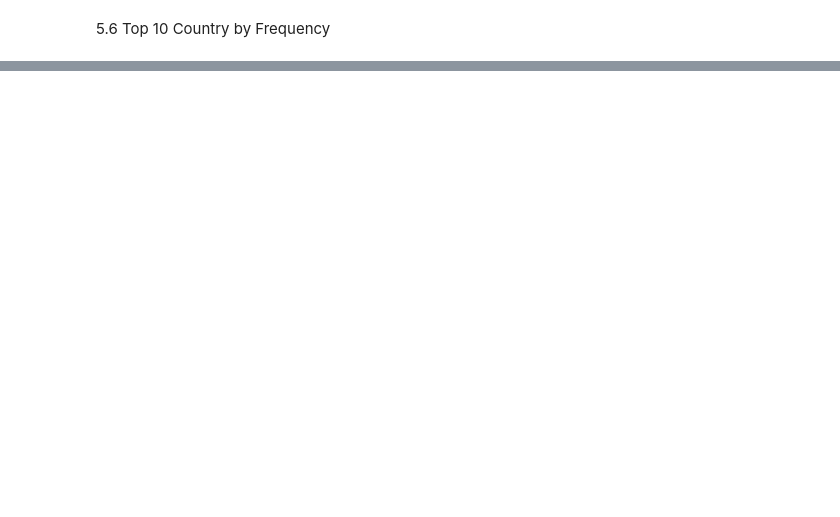
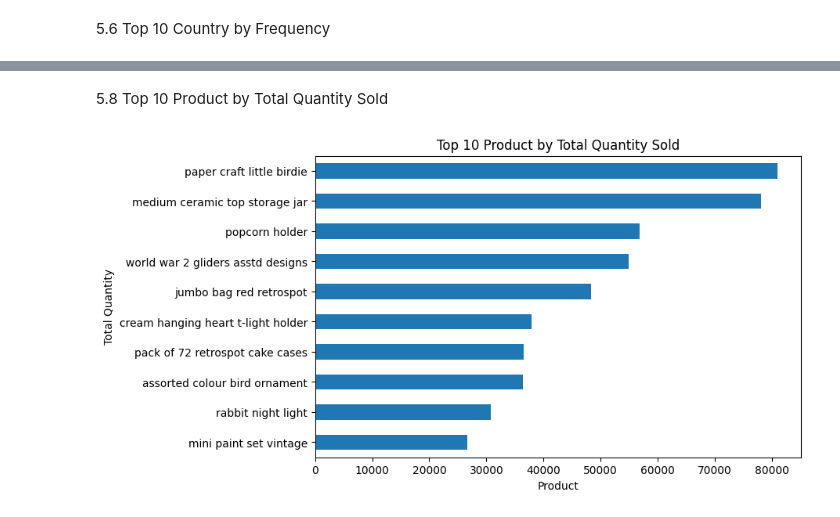
Before and after one commit to RammySubiate/e-commerce-data-analysis, a Jupyter notebook: analyis.ipynb, the cells around one changed output, grey strips where cells are left out. Cells and saved outputs as stored; diff of their text form; code cells hidden in the pictures; blank space fills up the shorter version.

```diff
--- a/analyis.ipynb
+++ b/analyis.ipynb
@@ -268,0 +281,12 @@ plt.show()
+# %% [markdown]
+5.8 Top 10 Product by Total Quantity Sold
+# %%
+data_product_by_total_quantity = df_cleaned.groupby("product_name")["quantity"].sum().sort_values(ascending=True).tail(10)
+plt.figure(figsize=(8, 5))
+data_product_by_total_quantity.plot(kind="barh")
+plt.title("Top 10 Product by Total Quantity Sold")
+plt.xlabel("Product")
+plt.ylabel("Total Quantity")
+plt.show()
+# %% [output]
+[figure, added]
```
Also changed, not shown: parts of 15 cells of this notebook.
